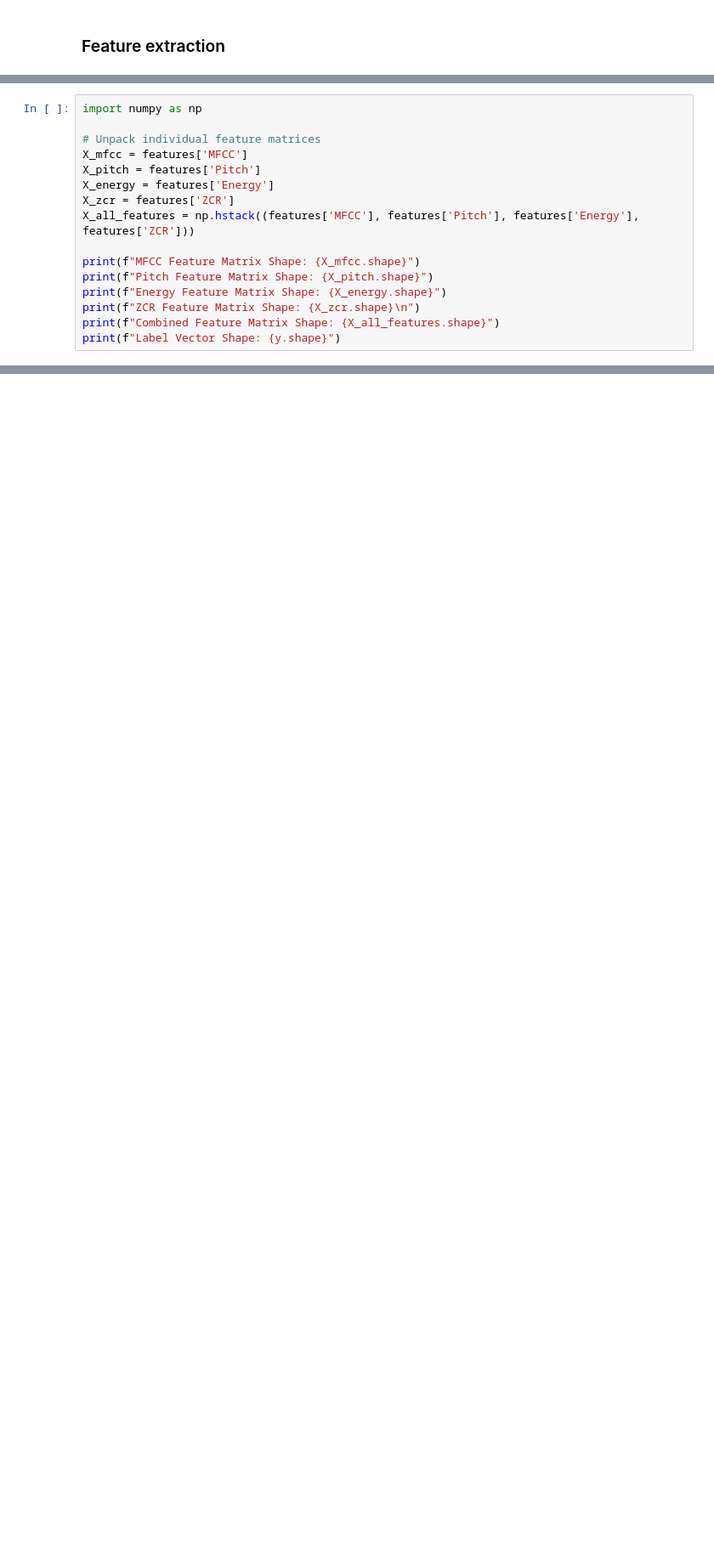
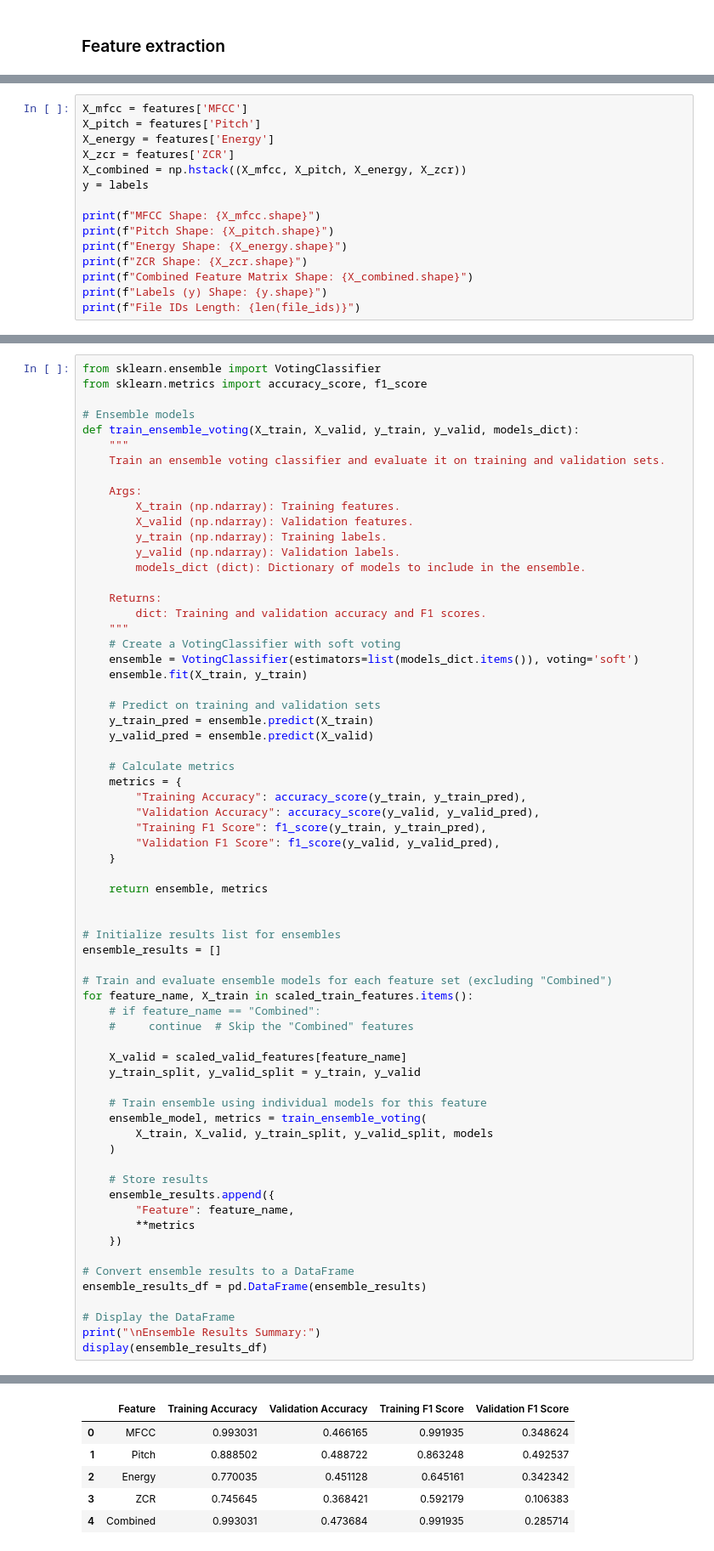
Before and after one commit to Ericazzzzzz/Mile-End-Deceptive-Storytelling-Detection, a Jupyter notebook: Finalised.ipynb, the cells around one changed output, grey strips where cells are left out. Shown at 85% size. Saved outputs shown, nothing was run; the diff lists cells and outputs as text; blank space fills up the shorter version.

```diff
--- a/Finalised.ipynb
+++ b/Finalised.ipynb
@@ -225,17 +226,16 @@ Label Vector Shape: (420,)
 # %%
-import numpy as np
-
-# Unpack individual feature matrices
 X_mfcc = features['MFCC']
 X_pitch = features['Pitch']
 X_energy = features['Energy']
 X_zcr = features['ZCR']
-X_all_features = np.hstack((features['MFCC'], features['Pitch'], features['Energy'], features['ZCR']))
+X_combined = np.hstack((X_mfcc, X_pitch, X_energy, X_zcr))
+y = labels
 
-print(f"MFCC Feature Matrix Shape: {X_mfcc.shape}")
-print(f"Pitch Feature Matrix Shape: {X_pitch.shape}")
-print(f"Energy Feature Matrix Shape: {X_energy.shape}")
-print(f"ZCR Feature Matrix Shape: {X_zcr.shape}\n")
-print(f"Combined Feature Matrix Shape: {X_all_features.shape}")
-print(f"Label Vector Shape: {y.shape}")
+print(f"MFCC Shape: {X_mfcc.shape}")
+print(f"Pitch Shape: {X_pitch.shape}")
+print(f"Energy Shape: {X_energy.shape}")
+print(f"ZCR Shape: {X_zcr.shape}")
+print(f"Combined Feature Matrix Shape: {X_combined.shape}")
+print(f"Labels (y) Shape: {y.shape}")
+print(f"File IDs Length: {len(file_ids)}")
 # %% [output]
@@ -248,0 +398,67 @@ Label Vector Shape: (420,)
+# %%
+from sklearn.ensemble import VotingClassifier
+from sklearn.metrics import accuracy_score, f1_score
+
+# Ensemble models
+def train_ensemble_voting(X_train, X_valid, y_train, y_valid, models_dict):
+    """
+    Train an ensemble voting classifier and evaluate it on training and validation sets.
+
+    Args:
+        X_train (np.ndarray): Training features.
+        X_valid (np.ndarray): Validation features.
+        y_train (np.ndarray): Training labels.
+        y_valid (np.ndarray): Validation labels.
+        models_dict (dict): Dictionary of models to include in the ensemble.
+
+    Returns:
+        dict: Training and validation accuracy and F1 scores.
+    """
+    # Create a VotingClassifier with soft voting
+    ensemble = VotingClassifier(estimators=list(models_dict.items()), voting='soft')
+    ensemble.fit(X_train, y_train)
+
+    # Predict on training and validation sets
+    y_train_pred = ensemble.predict(X_train)
+    y_valid_pred = ensemble.predict(X_valid)
+
+    # Calculate metrics
+    metrics = {
+        "Training Accuracy": accuracy_score(y_train, y_train_pred),
+        "Validation Accuracy": accuracy_score(y_valid, y_valid_pred),
+        "Training F1 Score": f1_score(y_train, y_train_pred),
+        "Validation F1 Score": f1_score(y_valid, y_valid_pred),
+    }
+
+    return ensemble, metrics
+
+
+# Initialize results list for ensembles
+ensemble_results = []
+
+# Train and evaluate ensemble models for each feature set (excluding "Combined")
+for feature_name, X_train in scaled_train_features.items():
+    # if feature_name == "Combined":
+    #     continue  # Skip the "Combined" features
+
+    X_valid = scaled_valid_features[feature_name]
+    y_train_split, y_valid_split = y_train, y_valid
+
+    # Train ensemble using individual models for this feature
+    ensemble_model, metrics = train_ensemble_voting(
+        X_train, X_valid, y_train_split, y_valid_split, models
+    )
+
+    # Store results
+    ensemble_results.append({
+        "Feature": feature_name,
+        **metrics
+    })
+
+# Convert ensemble results to a DataFrame
+ensemble_results_df = pd.DataFrame(ensemble_results)
+
+# Display the DataFrame
+print("\nEnsemble Results Summary:")
+display(ensemble_results_df)
+# %% [output]
@@ -248,0 +466,6 @@ Label Vector Shape: (420,)
+|  | Feature | Training Accuracy | Validation Accuracy | Training F1 Score | Validation F1 Score |
+| 0 | MFCC | 0.993031 | 0.466165 | 0.991935 | 0.348624 |
+| 1 | Pitch | 0.888502 | 0.488722 | 0.863248 | 0.492537 |
+| 2 | Energy | 0.770035 | 0.451128 | 0.645161 | 0.342342 |
+| 3 | ZCR | 0.745645 | 0.368421 | 0.592179 | 0.106383 |
+| 4 | Combined | 0.993031 | 0.473684 | 0.991935 | 0.285714 |
```
Also changed, not shown: parts of 15 cells of this notebook.
